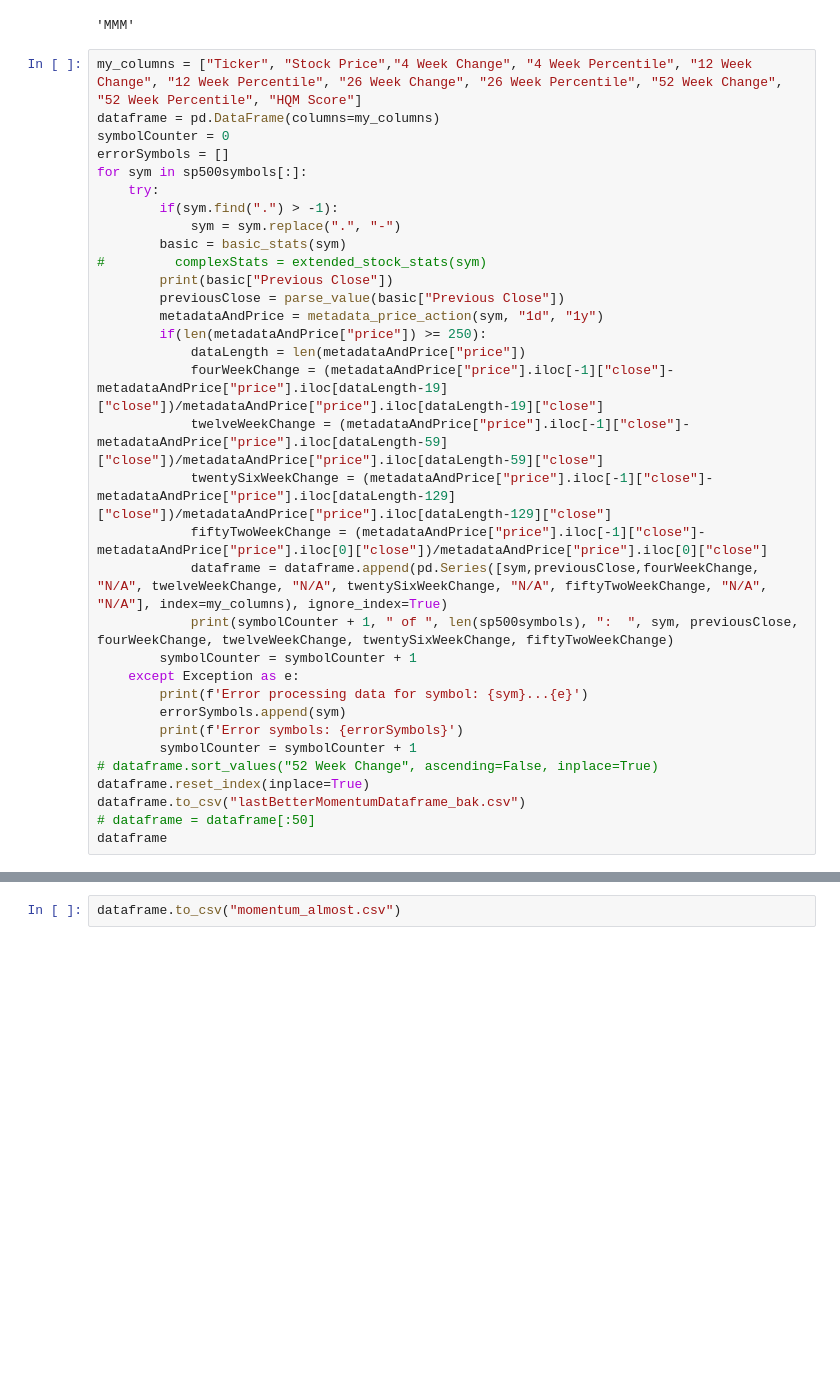
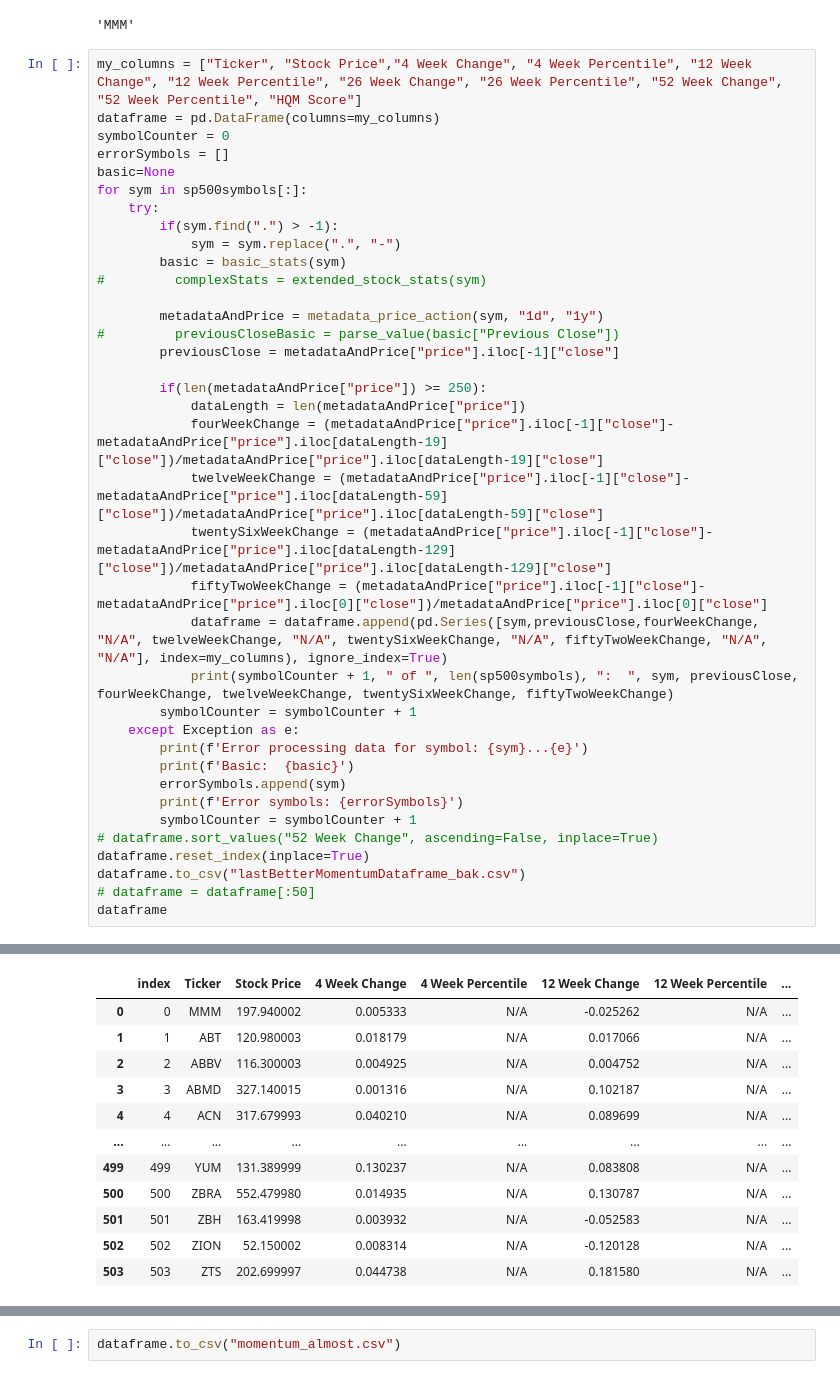
Before and after one commit to ericsturman/jupyter-finance-with-scraping, a Jupyter notebook: stock-momentum.ipynb, the cells around one changed output, grey strips where cells are left out. Saved outputs shown, nothing was run; the diff lists cells and outputs as text; blank space fills up the shorter version.

```diff
--- a/stock-momentum.ipynb
+++ b/stock-momentum.ipynb
@@ -17,15 +17,18 @@ my_columns = ["Ticker", "Stock Price","4 Week Change", "4 Week Percentile", "12
 dataframe = pd.DataFrame(columns=my_columns)
 symbolCounter = 0
 errorSymbols = []
+basic=None
 for sym in sp500symbols[:]:
     try:
         if(sym.find(".") > -1):
             sym = sym.replace(".", "-")
         basic = basic_stats(sym)
 #         complexStats = extended_stock_stats(sym)
-        print(basic["Previous Close"])
-        previousClose = parse_value(basic["Previous Close"])
+
         metadataAndPrice = metadata_price_action(sym, "1d", "1y")
+#         previousCloseBasic = parse_value(basic["Previous Close"])
+        previousClose = metadataAndPrice["price"].iloc[-1]["close"]
+
         if(len(metadataAndPrice["price"]) >= 250):
             dataLength = len(metadataAndPrice["price"])
             fourWeekChange = (metadataAndPrice["price"].iloc[-1]["close"]-metadataAndPrice["price"].iloc[dataLength-19]["close"])/metadataAndPrice["price"].iloc[dataLength-19]["close"]
@@ -37,6 +40,7 @@ for sym in sp500symbols[:]:
         symbolCounter = symbolCounter + 1
     except Exception as e:
         print(f'Error processing data for symbol: {sym}...{e}')
+        print(f'Basic:  {basic}')
         errorSymbols.append(sym)
         print(f'Error symbols: {errorSymbols}')
         symbolCounter = symbolCounter + 1
@@ -65,0 +70,12 @@ first attempt status code:   200
+|  | index | Ticker | Stock Price | 4 Week Change | 4 Week Percentile | 12 Week Change | 12 Week Percentile | ... |
+| 0 | 0 | MMM | 197.940002 | 0.005333 | N/A | -0.025262 | N/A | ... |
+| 1 | 1 | ABT | 120.980003 | 0.018179 | N/A | 0.017066 | N/A | ... |
+| 2 | 2 | ABBV | 116.300003 | 0.004925 | N/A | 0.004752 | N/A | ... |
+| 3 | 3 | ABMD | 327.140015 | 0.001316 | N/A | 0.102187 | N/A | ... |
+| 4 | 4 | ACN | 317.679993 | 0.040210 | N/A | 0.089699 | N/A | ... |
+| ... | ... | ... | ... | ... | ... | ... | ... | ... |
+| 499 | 499 | YUM | 131.389999 | 0.130237 | N/A | 0.083808 | N/A | ... |
+| 500 | 500 | ZBRA | 552.479980 | 0.014935 | N/A | 0.130787 | N/A | ... |
+| 501 | 501 | ZBH | 163.419998 | 0.003932 | N/A | -0.052583 | N/A | ... |
+| 502 | 502 | ZION | 52.150002 | 0.008314 | N/A | -0.120128 | N/A | ... |
+| 503 | 503 | ZTS | 202.699997 | 0.044738 | N/A | 0.181580 | N/A | ... |
```
Also changed, not shown: parts of 2 cells of this notebook, 1 other file.
